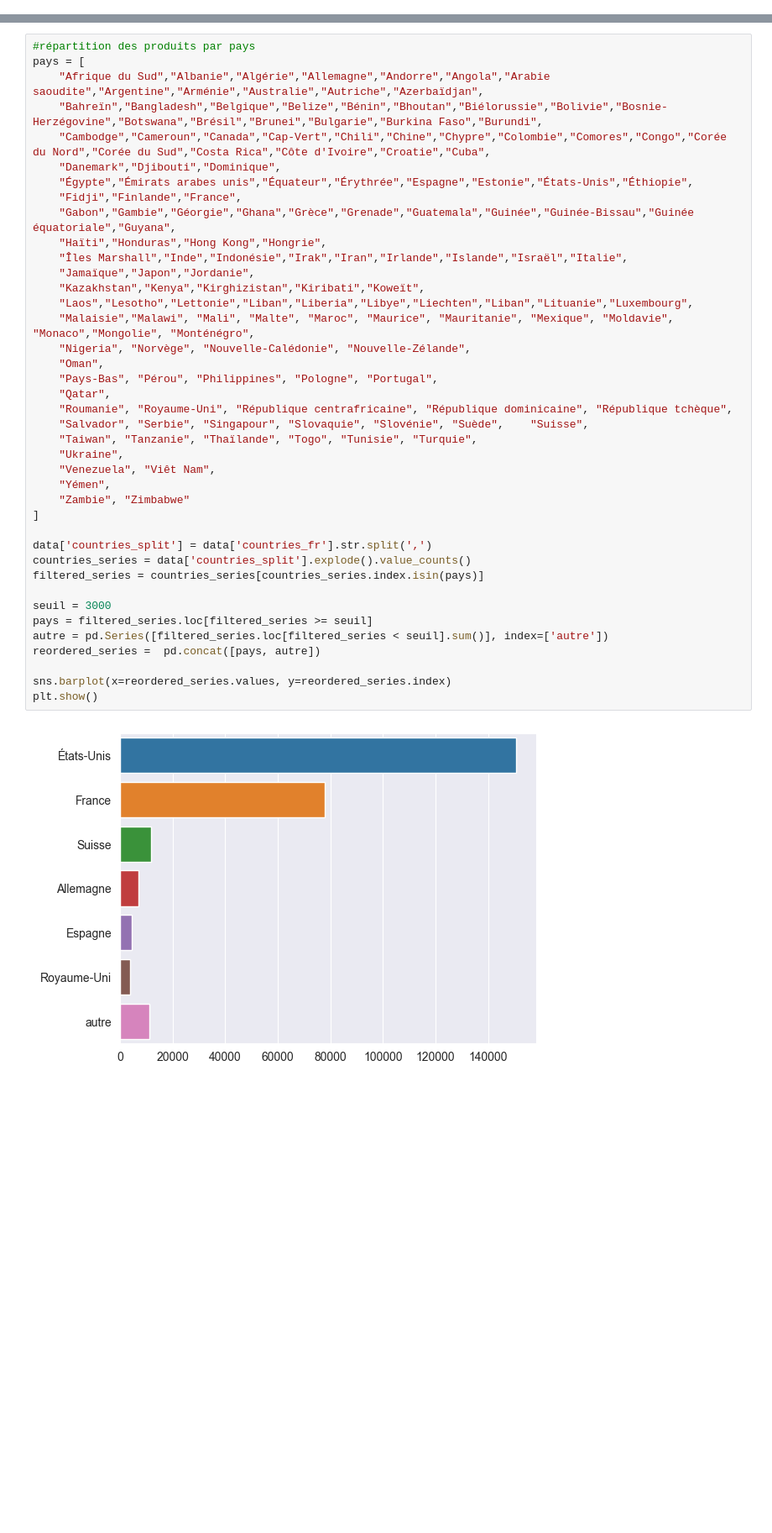
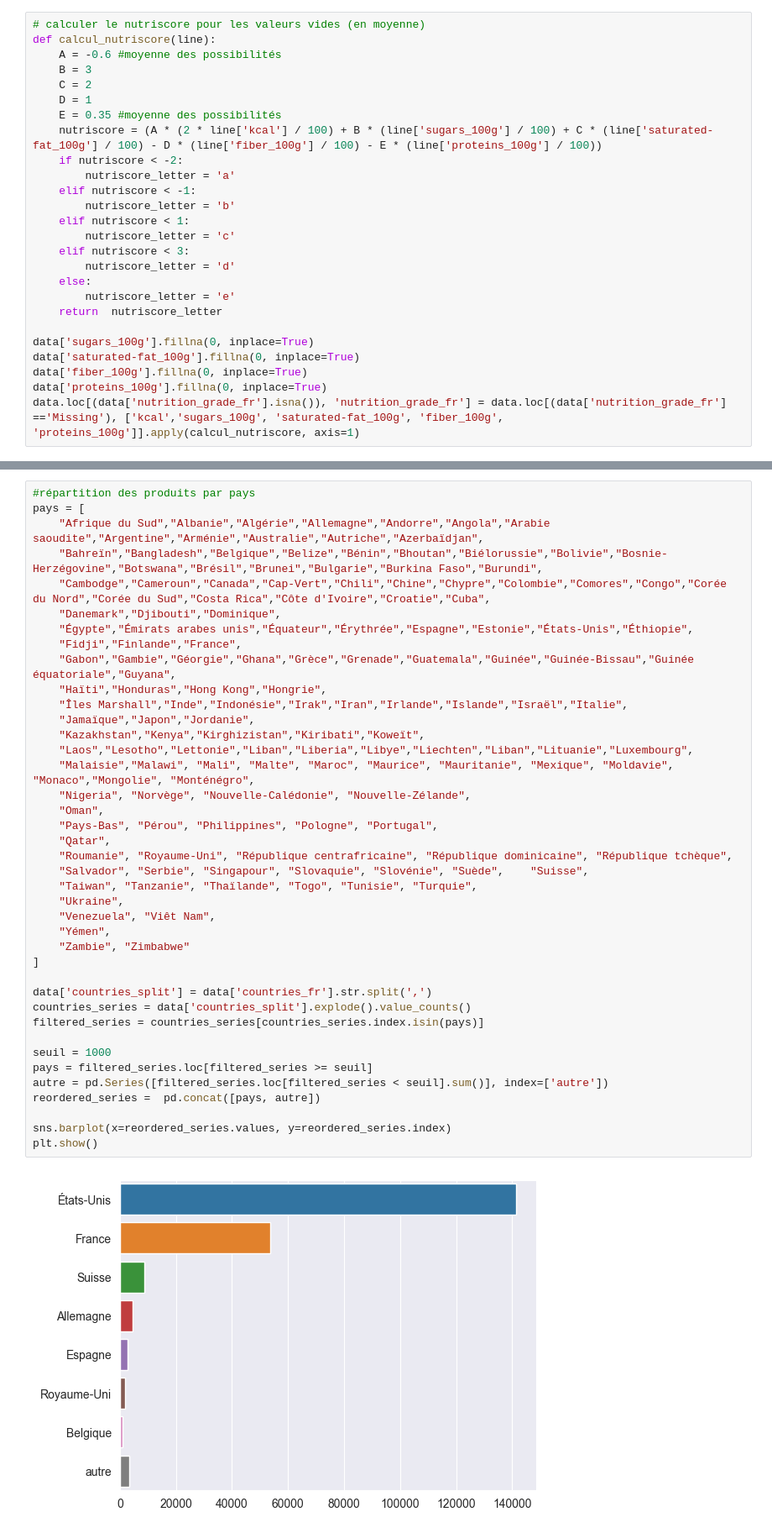
Before and after one commit to BinaryLost/machine_learning_projects, a Jupyter notebook: projet_2/nettoyage_openfood.ipynb, the cells around one changed output, grey strips where cells are left out. Shown at 84% size. Cells and saved outputs as stored; diff of their text form; blank space fills up the shorter version.

```diff
--- a/projet_2/nettoyage_openfood.ipynb
+++ b/projet_2/nettoyage_openfood.ipynb
@@ -43,0 +185,26 @@ Le nombre de lignes data après suppression des doublons est 320660, 112 ont ét
+# %%
+# calculer le nutriscore pour les valeurs vides (en moyenne)
+def calcul_nutriscore(line):
+    A = -0.6 #moyenne des possibilités
+    B = 3
+    C = 2
+    D = 1
+    E = 0.35 #moyenne des possibilités
+    nutriscore = (A * (2 * line['kcal'] / 100) + B * (line['sugars_100g'] / 100) + C * (line['saturated-fat_100g'] / 100) - D * (line['fiber_100g'] / 100) - E * (line['proteins_100g'] / 100))
+    if nutriscore < -2:
+        nutriscore_letter = 'a'
+    elif nutriscore < -1:
+        nutriscore_letter = 'b'
+    elif nutriscore < 1:
+        nutriscore_letter = 'c'
+    elif nutriscore < 3:
+        nutriscore_letter = 'd'
+    else:
+        nutriscore_letter = 'e'
+    return  nutriscore_letter
+
+data['sugars_100g'].fillna(0, inplace=True)
+data['saturated-fat_100g'].fillna(0, inplace=True)
+data['fiber_100g'].fillna(0, inplace=True)
+data['proteins_100g'].fillna(0, inplace=True)
+data.loc[(data['nutrition_grade_fr'].isna()), 'nutrition_grade_fr'] = data.loc[(data['nutrition_grade_fr'] =='Missing'), ['kcal','sugars_100g', 'saturated-fat_100g', 'fiber_100g', 'proteins_100g']].apply(calcul_nutriscore, axis=1)
@@ -159,32 +249,32 @@ pays = [
     "Haïti","Honduras","Hong Kong","Hongrie",
     "Îles Marshall","Inde","Indonésie","Irak","Iran","Irlande","Islande","Israël","Italie",
     "Jamaïque","Japon","Jordanie",
     "Kazakhstan","Kenya","Kirghizistan","Kiribati","Koweït",
     "Laos","Lesotho","Lettonie","Liban","Liberia","Libye","Liechten","Liban","Lituanie","Luxembourg",
     "Malaisie","Malawi", "Mali", "Malte", "Maroc", "Maurice", "Mauritanie", "Mexique", "Moldavie", "Monaco","Mongolie", "Monténégro",
     "Nigeria", "Norvège", "Nouvelle-Calédonie", "Nouvelle-Zélande",
     "Oman",
     "Pays-Bas", "Pérou", "Philippines", "Pologne", "Portugal",
     "Qatar",
     "Roumanie", "Royaume-Uni", "République centrafricaine", "République dominicaine", "République tchèque",
     "Salvador", "Serbie", "Singapour", "Slovaquie", "Slovénie", "Suède",    "Suisse",
     "Taiwan", "Tanzanie", "Thaïlande", "Togo", "Tunisie", "Turquie",
     "Ukraine",
     "Venezuela", "Viêt Nam",
     "Yémen",
     "Zambie", "Zimbabwe"
 ]
 
 data['countries_split'] = data['countries_fr'].str.split(',')
 countries_series = data['countries_split'].explode().value_counts()
 filtered_series = countries_series[countries_series.index.isin(pays)]
 
-seuil = 3000
+seuil = 1000
 pays = filtered_series.loc[filtered_series >= seuil]
 autre = pd.Series([filtered_series.loc[filtered_series < seuil].sum()], index=['autre'])
 reordered_series =  pd.concat([pays, autre])
 
 sns.barplot(x=reordered_series.values, y=reordered_series.index)
 plt.show()
 # %% [output]
-[figure, old version]
+[figure, new version]
```
Also changed, not shown: parts of 23 cells of this notebook.
